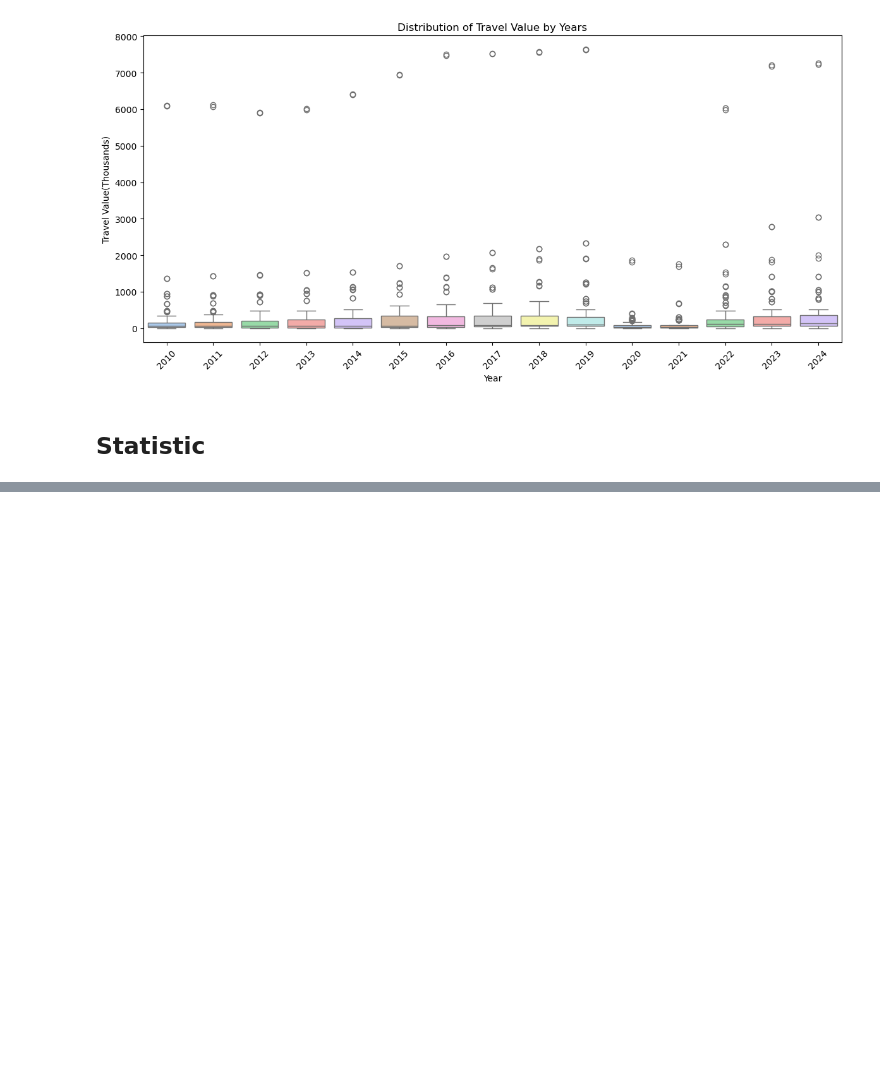
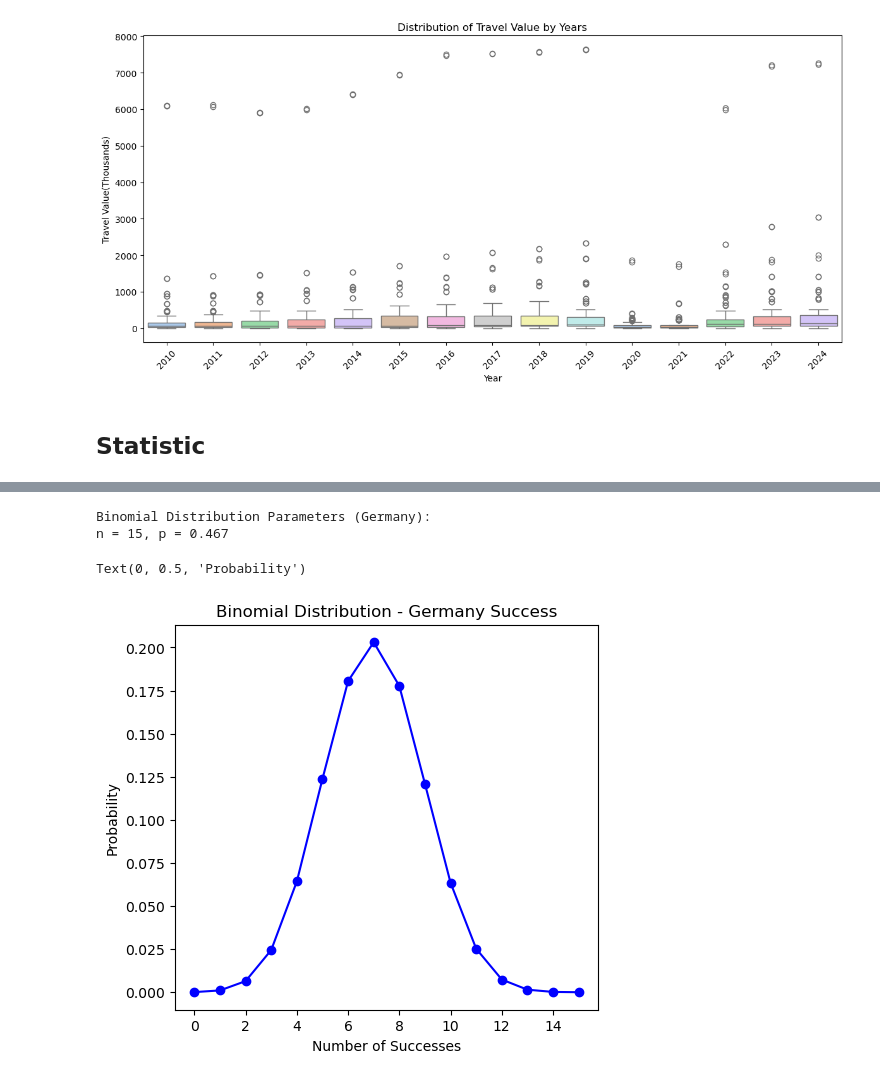
Before and after one commit to Zayaa0404/tourism1, a Jupyter notebook: tourism1.ipynb, the cells around one changed output, grey strips where cells are left out. Drawn from its saved outputs; the diff is of its cells as text; code cells hidden in the pictures; blank space fills up the shorter version.

```diff
--- a/tourism1.ipynb
+++ b/tourism1.ipynb
@@ -188,0 +226,26 @@ Passing `palette` without assigning `hue` is deprecated and will be removed in v
+# %%
+# 2. Discrete Distributions Analysis
+# Binomial: Modeling success (arrivals > departures) for Germany
+germany_data = df[df['Country'] == 'Germany'][['Year', 'Direction', 'VALUE']].pivot(index='Year',
+                    columns='Direction', values='VALUE')
+germany_data['Success'] = (germany_data['Arrivals'] > germany_data['Departures']).astype(int)
+n_trials = len(germany_data)
+p_success = germany_data['Success'].mean()
+binom_dist = binom(n_trials, p_success)
+
+print(f"\nBinomial Distribution Parameters (Germany):")
+print(f"n = {n_trials}, p = {p_success:.3f}")
+
+# Visualization of Discrete Distributions
+x_binom = np.arange(0, n_trials + 1)
+plt.figure(figsize=(12, 5))
+plt.subplot(121)
+plt.plot(x_binom, binom_dist.pmf(x_binom), 'bo-')
+plt.title('Binomial Distribution - Germany Success')
+plt.xlabel('Number of Successes')
+plt.ylabel('Probability')
+# %% [output]
+Binomial Distribution Parameters (Germany):
+n = 15, p = 0.467
+Text(0, 0.5, 'Probability')
+[figure, added]
```
Also changed, not shown: parts of 10 cells of this notebook.
